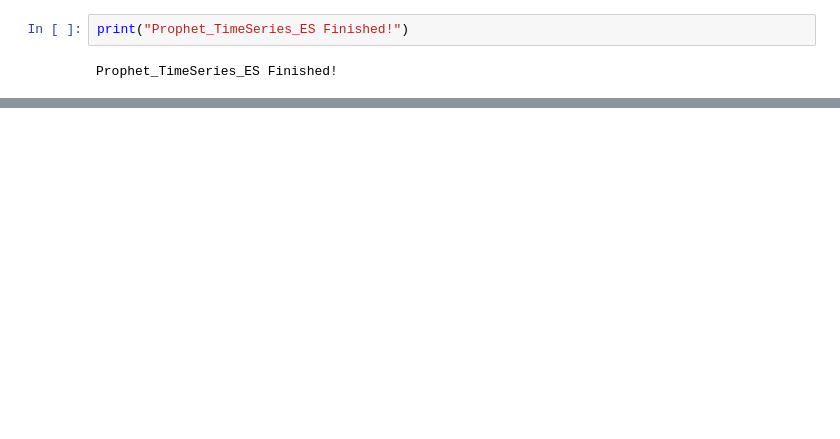
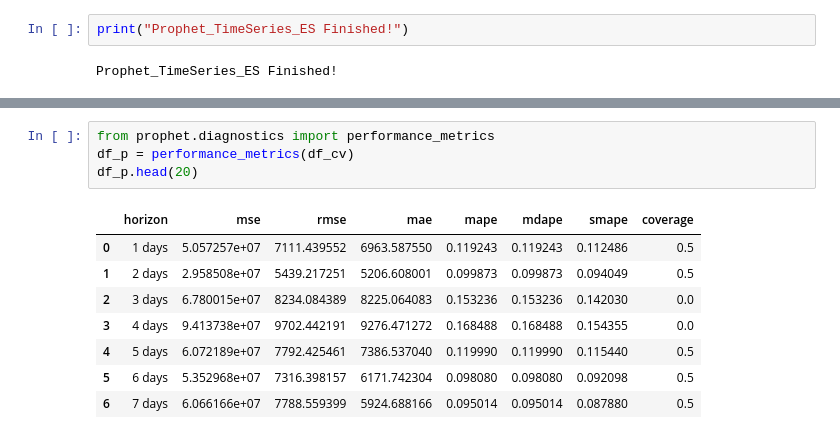
Before and after one commit to chengalex2012/TS-Proph, a Jupyter notebook: Prophet_TimeSeries_ES-A1_Separate.ipynb, the cells around one changed output, grey strips where cells are left out. Drawn from its saved outputs; the diff is of its cells as text; blank space fills up the shorter version.

```diff
--- a/Prophet_TimeSeries_ES-A1_Separate.ipynb
+++ b/Prophet_TimeSeries_ES-A1_Separate.ipynb
@@ -192,0 +376,13 @@ Prophet_TimeSeries_ES Finished!
+# %%
+from prophet.diagnostics import performance_metrics
+df_p = performance_metrics(df_cv)
+df_p.head(20)
+# %% [output]
+|  | horizon | mse | rmse | mae | mape | mdape | smape | coverage |
+| 0 | 1 days | 5.057257e+07 | 7111.439552 | 6963.587550 | 0.119243 | 0.119243 | 0.112486 | 0.5 |
+| 1 | 2 days | 2.958508e+07 | 5439.217251 | 5206.608001 | 0.099873 | 0.099873 | 0.094049 | 0.5 |
+| 2 | 3 days | 6.780015e+07 | 8234.084389 | 8225.064083 | 0.153236 | 0.153236 | 0.142030 | 0.0 |
+| 3 | 4 days | 9.413738e+07 | 9702.442191 | 9276.471272 | 0.168488 | 0.168488 | 0.154355 | 0.0 |
+| 4 | 5 days | 6.072189e+07 | 7792.425461 | 7386.537040 | 0.119990 | 0.119990 | 0.115440 | 0.5 |
+| 5 | 6 days | 5.352968e+07 | 7316.398157 | 6171.742304 | 0.098080 | 0.098080 | 0.092098 | 0.5 |
+| 6 | 7 days | 6.066166e+07 | 7788.559399 | 5924.688166 | 0.095014 | 0.095014 | 0.087880 | 0.5 |
```
Also changed, not shown: parts of 47 cells of this notebook, 2 other files.
